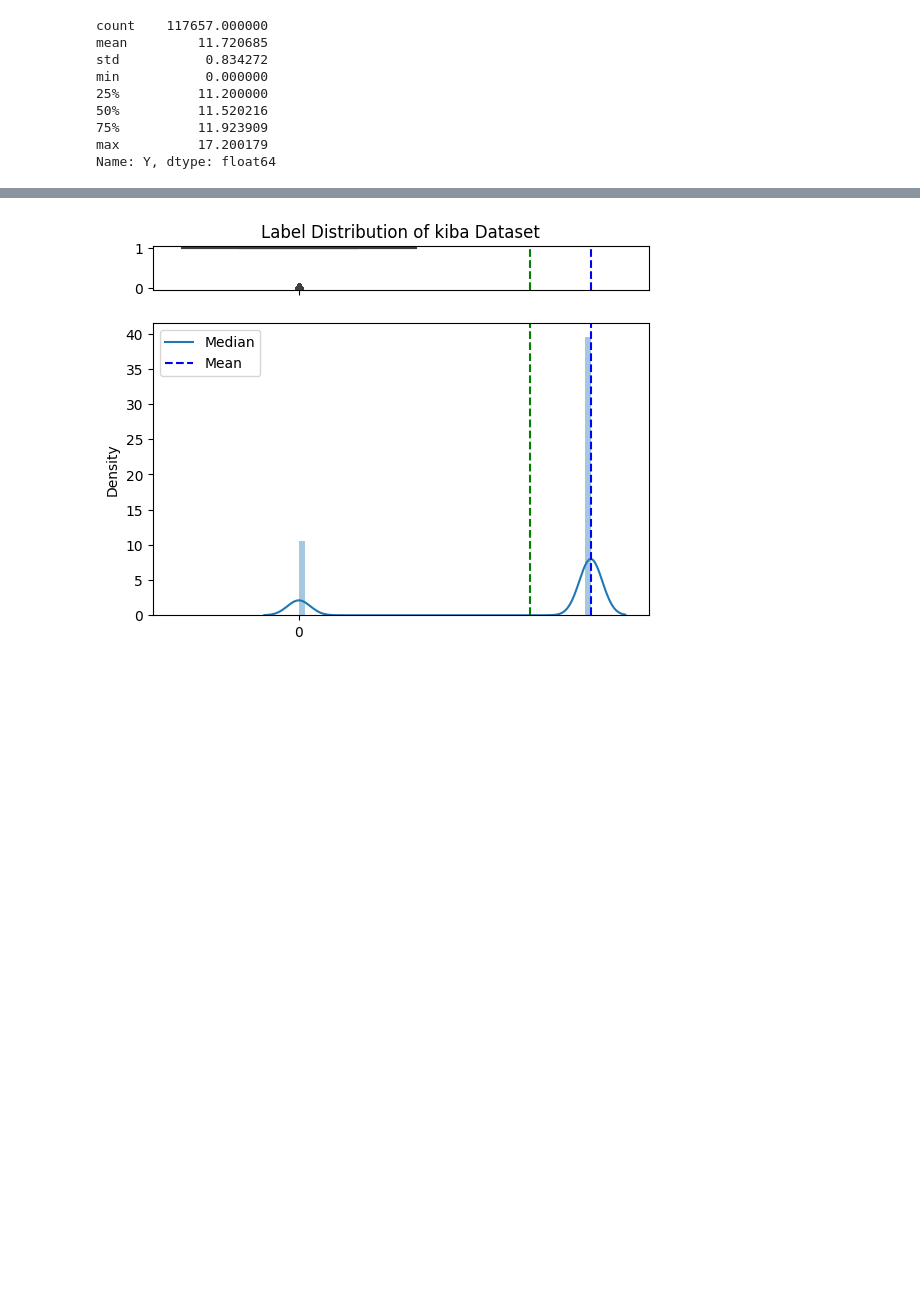
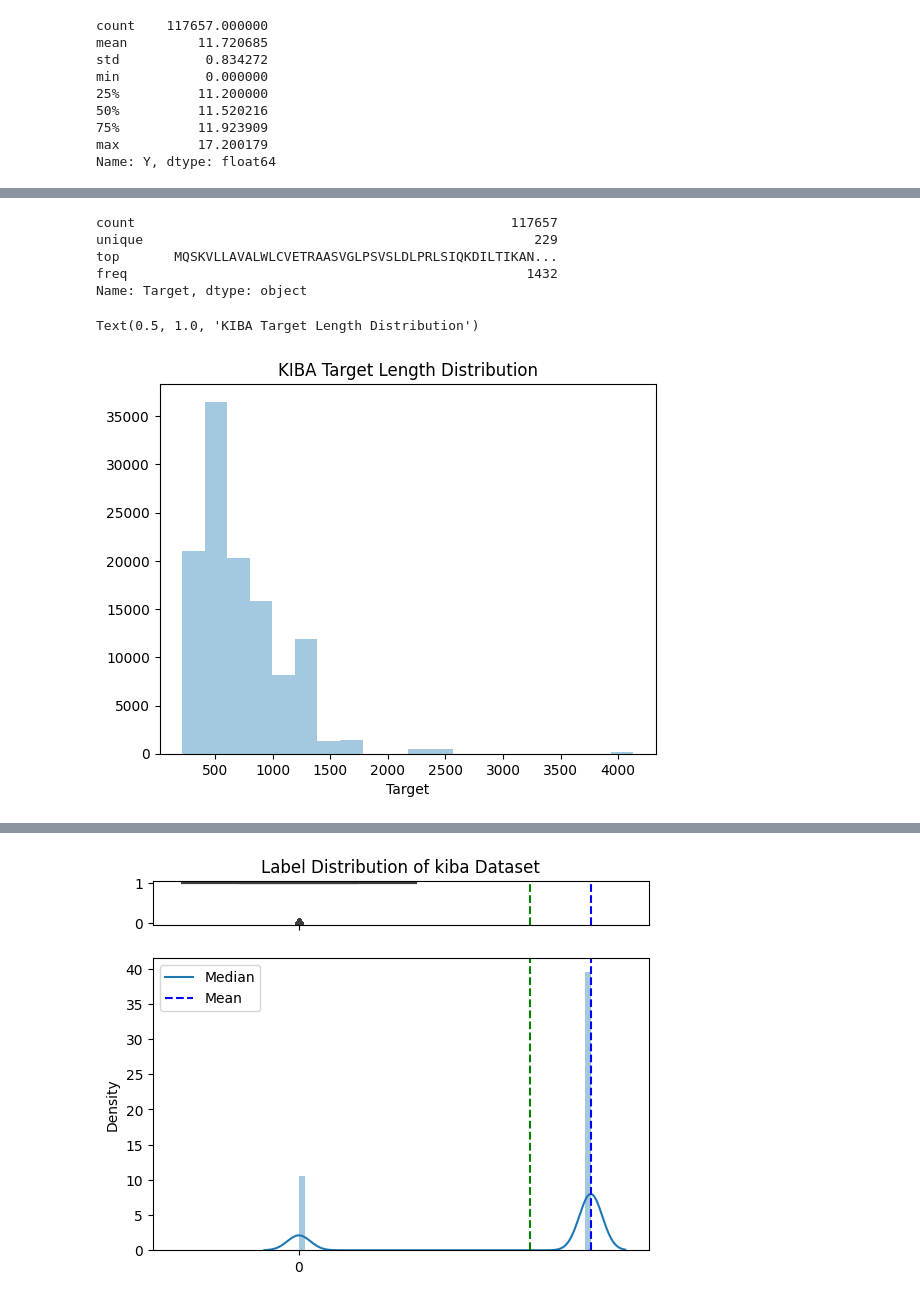
Before and after one commit to luisfsferreira/SI_Bioinformatica, a Jupyter notebook: Start.ipynb, the cells around one changed output, grey strips where cells are left out. Cells and saved outputs as stored; diff of their text form; code cells hidden in the pictures; blank space fills up the shorter version.

```diff
--- a/Start.ipynb
+++ b/Start.ipynb
@@ -42,0 +74,13 @@ Name: Y, dtype: float64
+# %%
+data_K.get_data().Target.describe()
+# %% [output]
+count                                                117657
+unique                                                  229
+top       MQSKVLLAVALWLCVETRAASVGLPSVSLDLPRLSIQKDILTIKAN...
+freq                                                   1432
+Name: Target, dtype: object
+# %%
+sns.distplot(data_K.get_data().Target.str.len(), kde=False, bins=20).set_title('KIBA Target Length Distribution')
+# %% [output]
+Text(0.5, 1.0, 'KIBA Target Length Distribution')
+[figure, added]
```
Also changed, not shown: parts of 58 cells of this notebook.
